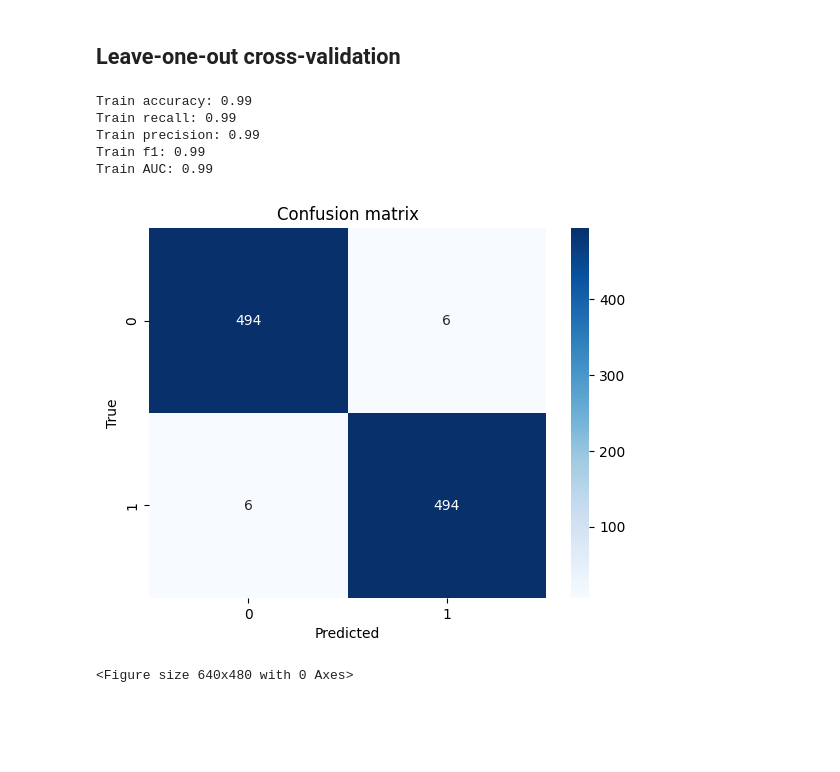
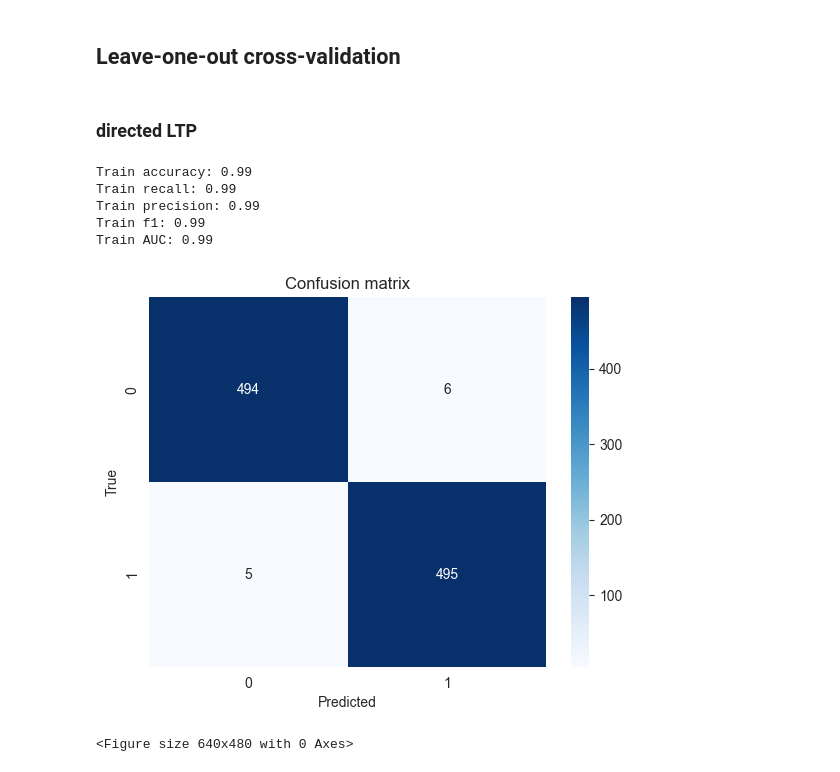
Before and after one commit to Wotaker/masters-thesis, a Jupyter notebook: master_thesis/training/train.ipynb, the cells around one changed output. Saved outputs shown, nothing was run; the diff lists cells and outputs as text; code cells hidden in the pictures; blank space fills up the shorter version.

Commit message:
LTP model implemented, handles directed graphs

```diff
--- a/master_thesis/training/train.ipynb
+++ b/master_thesis/training/train.ipynb
@@ -50,6 +50,8 @@ plot_sample_networks(X, y, rows=1)
 # Pipe through the LDP model
 # %% [markdown]
 ## Leave-one-out cross-validation
+# %% [markdown]
+### directed LTP
 # %%
 # Define accumulator lists
 y_gold_acc, y_hat_acc = [], []
@@ -59,33 +61,33 @@ kfold = KFold(n_splits=K_FOLDS, shuffle=True, random_state=SEED)
 for i, (train_index, test_index) in tqdm(enumerate(kfold.split(X)), total=K_FOLDS, desc="Cross-validation"):
 
     # Split data
     X_train, X_test = [X[i] for i in train_index], [X[i] for i in test_index]
     y_train, y_test = [y[i] for i in train_index], [y[i] for i in test_index]
 
     # Train model
     # model = VectorModel(classifier_type="mlp", classifier_kwargs={
     #     "hidden_layer_sizes": (64, 16),
     #     "max_iter": 1000
     # })
-    model = LDPModel()
+    model = LTPModel(log_degree=True)
     model.fit(X_train, y_train)
 
     # Predict
     y_hat = model.predict(X_test)
     y_gold_acc.append(y_test)
     y_hat_acc.append(y_hat)
 
 # Concatenate lists
 y_gold = np.concatenate(y_gold_acc)
 y_hat = np.concatenate(y_hat_acc)
 
 # Evaluate classification
 model.evaluate(y_gold, y_hat)
 # %% [output]
 Train accuracy: 0.99
 Train recall: 0.99
 Train precision: 0.99
 Train f1: 0.99
 Train AUC: 0.99
-[figure, old version]
+[figure, new version]
 <Figure size 640x480 with 0 Axes>
```
Also changed, not shown: parts of 4 cells of this notebook, 5 other files.
